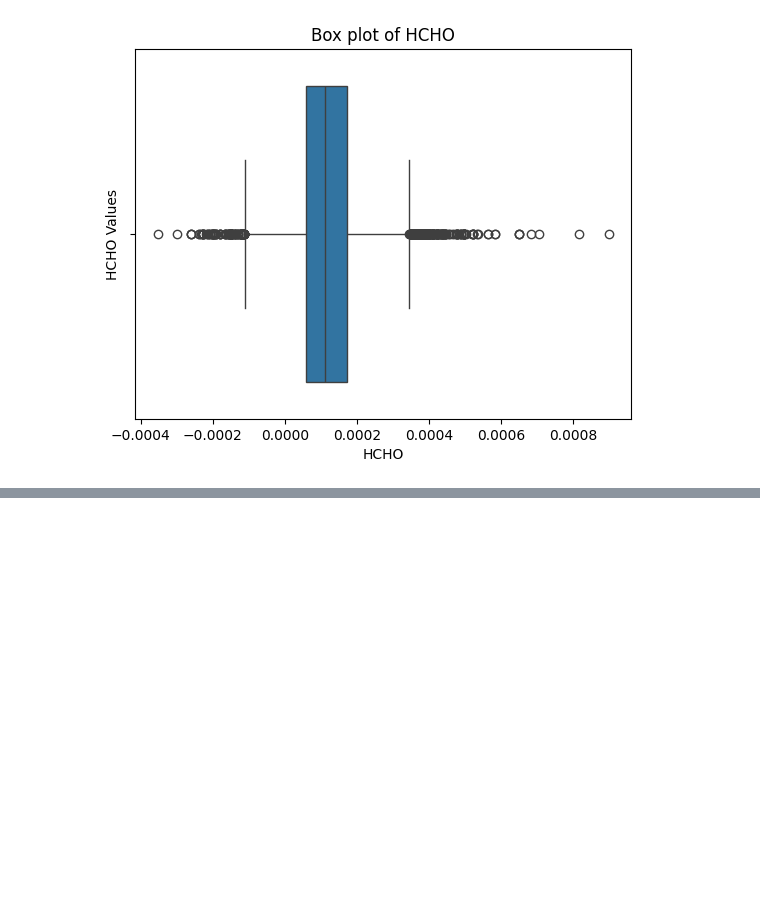
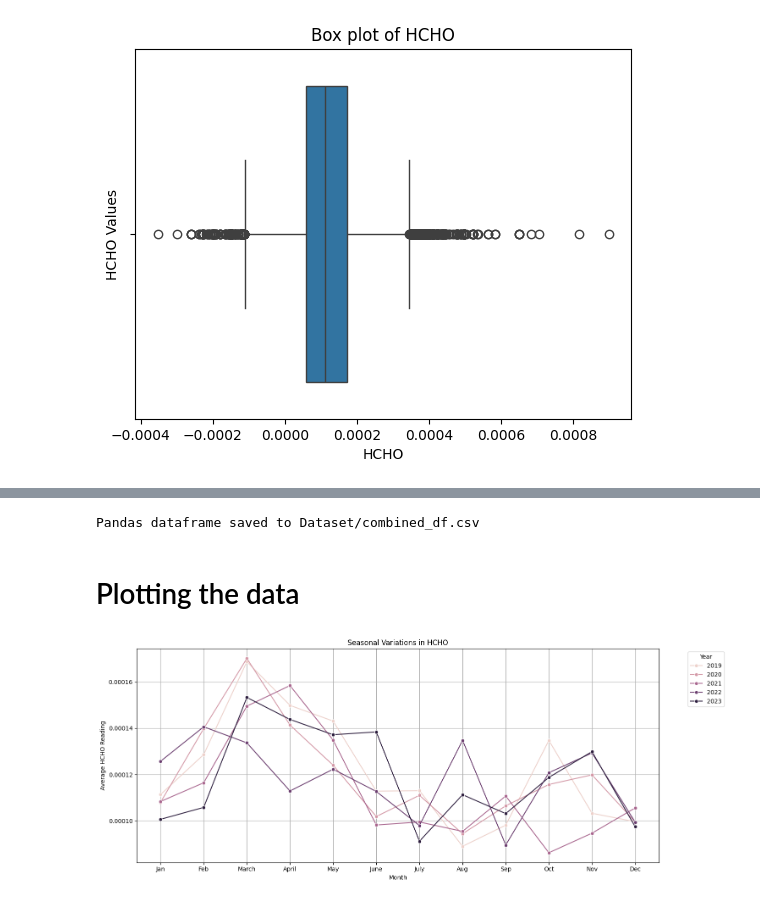
Before and after one commit to HJayashan/HCHO-Prediction, a Jupyter notebook: Data-preprocessing.ipynb, the cells around one changed output, grey strips where cells are left out. Saved outputs shown, nothing was run; the diff lists cells and outputs as text; code cells hidden in the pictures; blank space fills up the shorter version.

```diff
--- a/Data-preprocessing.ipynb
+++ b/Data-preprocessing.ipynb
@@ -400,0 +568,34 @@ plt.show()
+# %%
+output = 'Dataset/combined_df.csv'
+
+pandas_df.to_csv(output, index=False)
+
+print(f"Pandas dataframe saved to {output}")
+# %% [output]
+Pandas dataframe saved to Dataset/combined_df.csv
+# %% [markdown]
+# Plotting the data
+# %%
+# seasonal variations
+pandas_df['Current date'] = pd.to_datetime(pandas_df['Current date'])
+pandas_df['Next date'] = pd.to_datetime(pandas_df['Next date'])
+
+pandas_df['Year'] = pandas_df['Current date'].dt.year
+pandas_df['Month'] = pandas_df['Current date'].dt.month
+# %%
+# Grouping data by year and month for seasonal analysis
+monthly_mean_hcho = pandas_df.groupby(['Year', 'Month'])['HCHO'].mean().reset_index()
+# %%
+# Plotting seasonal variations
+plt.figure(figsize=(15, 6))
+sns.lineplot(x="Month", y="HCHO", hue="Year", data=monthly_mean_hcho, marker='o')
+plt.title('Seasonal Variations in HCHO')
+plt.xlabel('Month')
+plt.ylabel('Average HCHO Reading')
+plt.xticks(range(1,13), ['Jan','Feb','March','April','May','June','July','Aug','Sep','Oct','Nov','Dec'])
+plt.legend(title='Year', bbox_to_anchor=(1.05, 1), loc='upper left')
+plt.grid(True)
+plt.tight_layout()
+plt.show()
+# %% [output]
+[figure, added]
```
Also changed, not shown: parts of 20 cells of this notebook, 1 other file.
